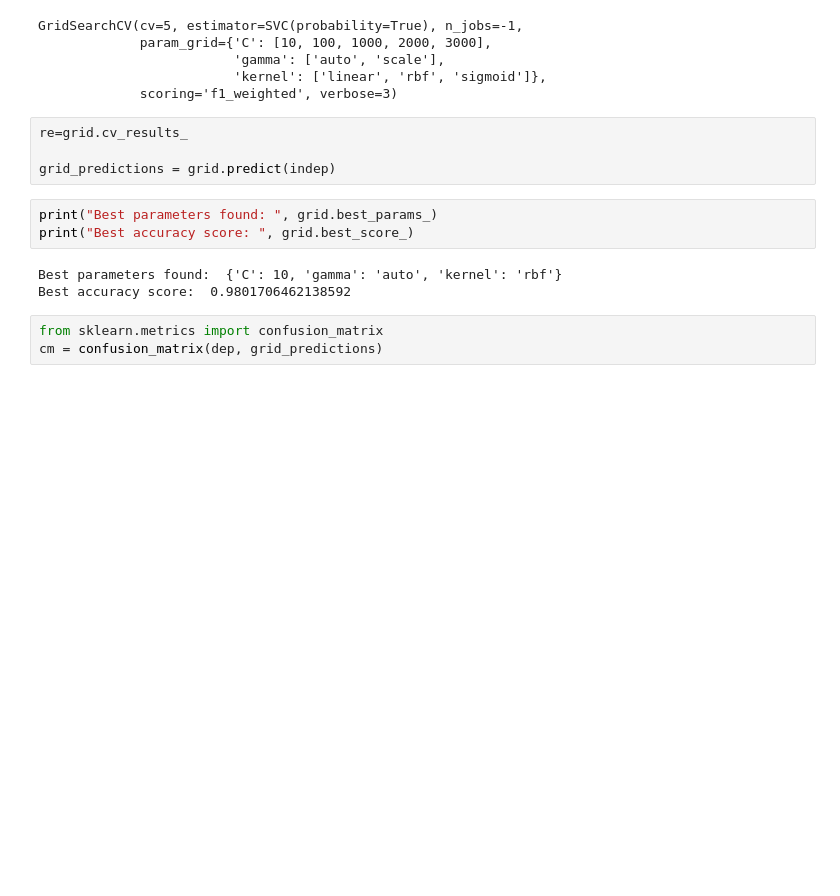
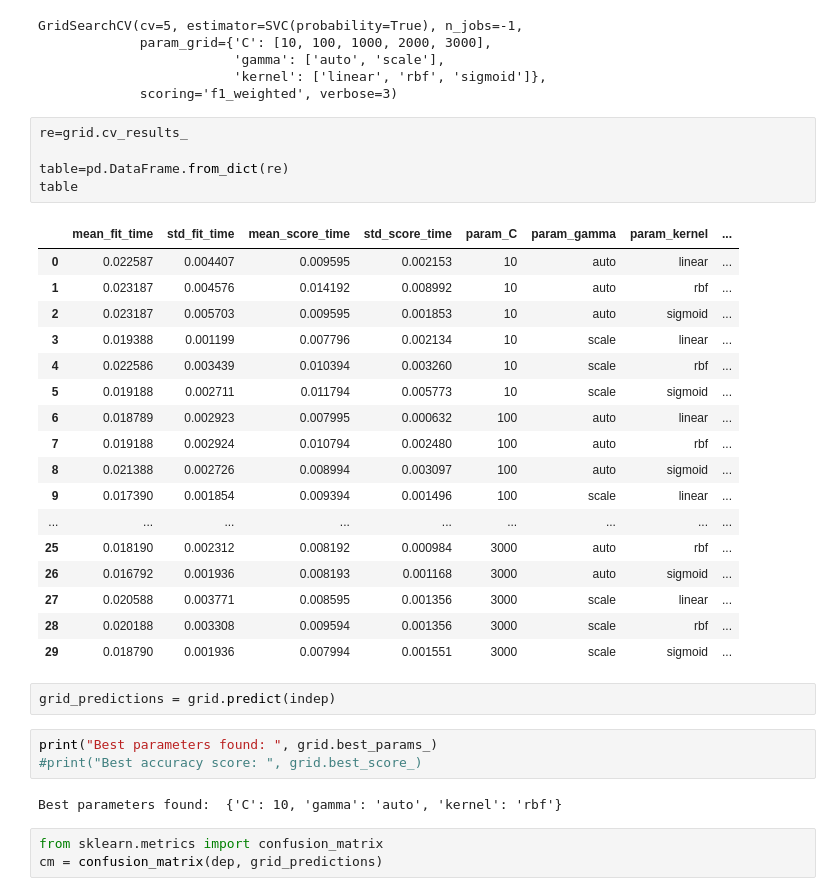
Before and after one commit to TamilPrabaharan/GenAI-Machine-Learning, a Jupyter notebook: MachineLearning_Classification/3.ML Classification - GridSearchCV - Chronic Kidney Disease Dataset/1.SVM Classification.ipynb, the cells around one changed output. Drawn from its saved outputs; the diff is of its cells as text; blank space fills up the shorter version.

```diff
--- a/MachineLearning_Classification/3.ML Classification - GridSearchCV - Chronic Kidney Disease Dataset/1.SVM Classification.ipynb
+++ b/MachineLearning_Classification/3.ML Classification - GridSearchCV - Chronic Kidney Disease Dataset/1.SVM Classification.ipynb
@@ -52,13 +52,33 @@ GridSearchCV(cv=5, estimator=SVC(probability=True), n_jobs=-1,
 # %%
 re=grid.cv_results_
 
-grid_predictions = grid.predict(indep)
+table=pd.DataFrame.from_dict(re)
+table
+# %% [output]
+|  | mean_fit_time | std_fit_time | mean_score_time | std_score_time | param_C | param_gamma | param_kernel | ... |
+| 0 | 0.022587 | 0.004407 | 0.009595 | 0.002153 | 10 | auto | linear | ... |
+| 1 | 0.023187 | 0.004576 | 0.014192 | 0.008992 | 10 | auto | rbf | ... |
+| 2 | 0.023187 | 0.005703 | 0.009595 | 0.001853 | 10 | auto | sigmoid | ... |
+| 3 | 0.019388 | 0.001199 | 0.007796 | 0.002134 | 10 | scale | linear | ... |
+| 4 | 0.022586 | 0.003439 | 0.010394 | 0.003260 | 10 | scale | rbf | ... |
+| 5 | 0.019188 | 0.002711 | 0.011794 | 0.005773 | 10 | scale | sigmoid | ... |
+| 6 | 0.018789 | 0.002923 | 0.007995 | 0.000632 | 100 | auto | linear | ... |
+| 7 | 0.019188 | 0.002924 | 0.010794 | 0.002480 | 100 | auto | rbf | ... |
+| 8 | 0.021388 | 0.002726 | 0.008994 | 0.003097 | 100 | auto | sigmoid | ... |
+| 9 | 0.017390 | 0.001854 | 0.009394 | 0.001496 | 100 | scale | linear | ... |
+| ... | ... | ... | ... | ... | ... | ... | ... | ... |
+| 25 | 0.018190 | 0.002312 | 0.008192 | 0.000984 | 3000 | auto | rbf | ... |
+| 26 | 0.016792 | 0.001936 | 0.008193 | 0.001168 | 3000 | auto | sigmoid | ... |
+| 27 | 0.020588 | 0.003771 | 0.008595 | 0.001356 | 3000 | scale | linear | ... |
+| 28 | 0.020188 | 0.003308 | 0.009594 | 0.001356 | 3000 | scale | rbf | ... |
+| 29 | 0.018790 | 0.001936 | 0.007994 | 0.001551 | 3000 | scale | sigmoid | ... |
+# %%
+grid_predictions = grid.predict(indep)
 # %%
 print("Best parameters found: ", grid.best_params_)
-print("Best accuracy score: ", grid.best_score_)
+#print("Best accuracy score: ", grid.best_score_)
 # %% [output]
 Best parameters found:  {'C': 10, 'gamma': 'auto', 'kernel': 'rbf'}
-Best accuracy score:  0.9801706462138592
 # %%
 from sklearn.metrics import confusion_matrix
 cm = confusion_matrix(dep, grid_predictions)
```
Also changed, not shown: 13 other files.
